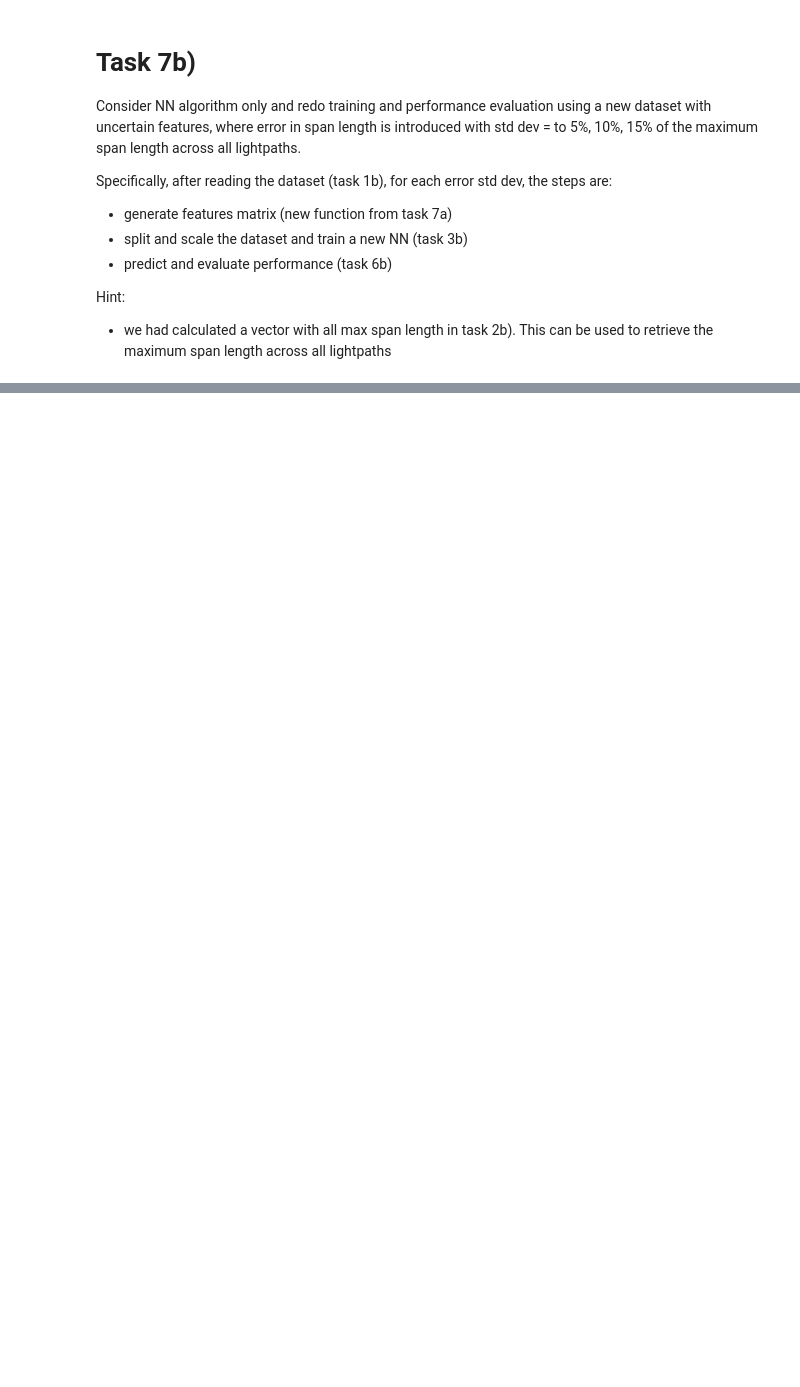
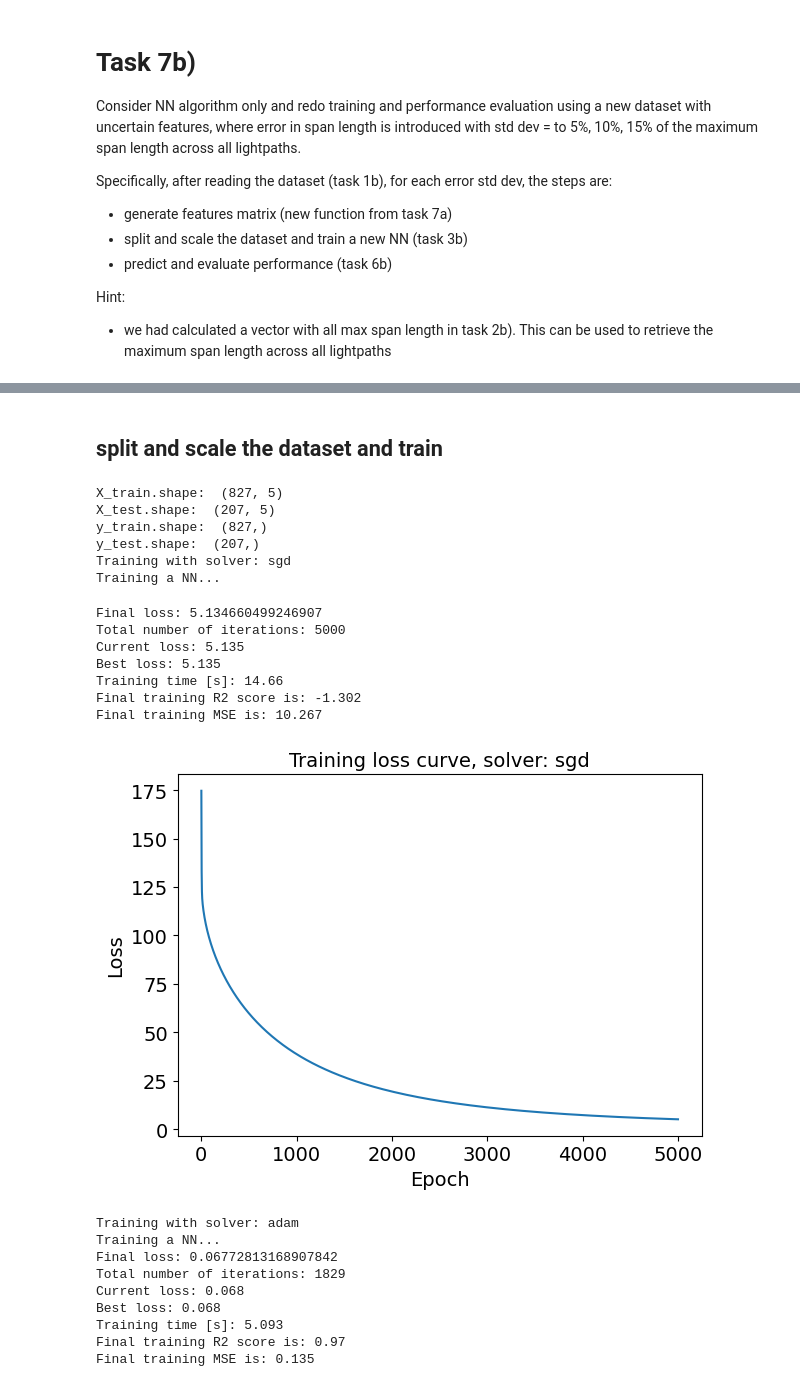
Before and after one commit to Mohammad-Amirifard/QoT, a Jupyter notebook: Notebooks/QoT_estimation_SOLUTION.ipynb, the cells around one changed output, grey strips where cells are left out. Drawn from its saved outputs; the diff is of its cells as text; code cells hidden in the pictures; blank space fills up the shorter version.

```diff
--- a/Notebooks/QoT_estimation_SOLUTION.ipynb
+++ b/Notebooks/QoT_estimation_SOLUTION.ipynb
@@ -1162,0 +1355,63 @@ Error histogram
+# %% [markdown]
+## split and scale the dataset and train
+# %%
+activation = 'logistic'
+neurons = 10
+layers = 2
+
+solvers = ['sgd', 'adam']
+
+
+############# ADD YOUR CODE BELOW #############
+
+new_y = y
+
+X_train, X_test, y_train, y_test = train_test_split(X_new, new_y, test_size=0.2, shuffle=True, random_state = 42)
+print('X_train.shape: ',X_train.shape)
+print('X_test.shape: ',X_test.shape)
+print('y_train.shape: ',y_train.shape)
+print('y_test.shape: ',y_test.shape)
+scaler = StandardScaler()
+X_train = scaler.fit_transform(X_train)
+X_test = scaler.transform(X_test)
+
+
+for solver in solvers:
+    print('Training with solver: ' + solver)
+    NNregr, train_duration = train_NN(X_train, y_train, activation, neurons, layers, solver)
+
+    ######## F: if you want to write results on a result file
+    #res_folder = 'Results'
+    #if not os.path.exists(res_folder):
+    #os.makedirs(res_folder)
+
+    #resfile = res_folder + '/Res_NN_{}-act_{}neur_{}lyrs_{}.txt'.format(activation, neurons, layers, solver)
+    #with open(resfile, 'w') as result_file:
+    #    result_file.write('Total number of iterations: {}\n'.format(NNregr.n_iter_))
+    #    result_file.write('Current loss: {}\n'.format(round(NNregr.loss_,3)))
+    #    result_file.write('Best loss: {}\n'.format(round(NNregr.best_loss_,3)))
+    #    result_file.write('Training time [s]: {}\n'.format(train_duration))
+# %% [output]
+X_train.shape:  (827, 5)
+X_test.shape:  (207, 5)
+y_train.shape:  (827,)
+y_test.shape:  (207,)
+Training with solver: sgd
+Training a NN...
+Final loss: 5.134660499246907
+Total number of iterations: 5000
+Current loss: 5.135
+Best loss: 5.135
+Training time [s]: 14.66
+Final training R2 score is: -1.302
+Final training MSE is: 10.267
+[figure, added]
+Training with solver: adam
+Training a NN...
+Final loss: 0.06772813168907842
+Total number of iterations: 1829
+Current loss: 0.068
+Best loss: 0.068
+Training time [s]: 5.093
+Final training R2 score is: 0.97
+Final training MSE is: 0.135
```
Also changed, not shown: parts of 41 cells of this notebook.
